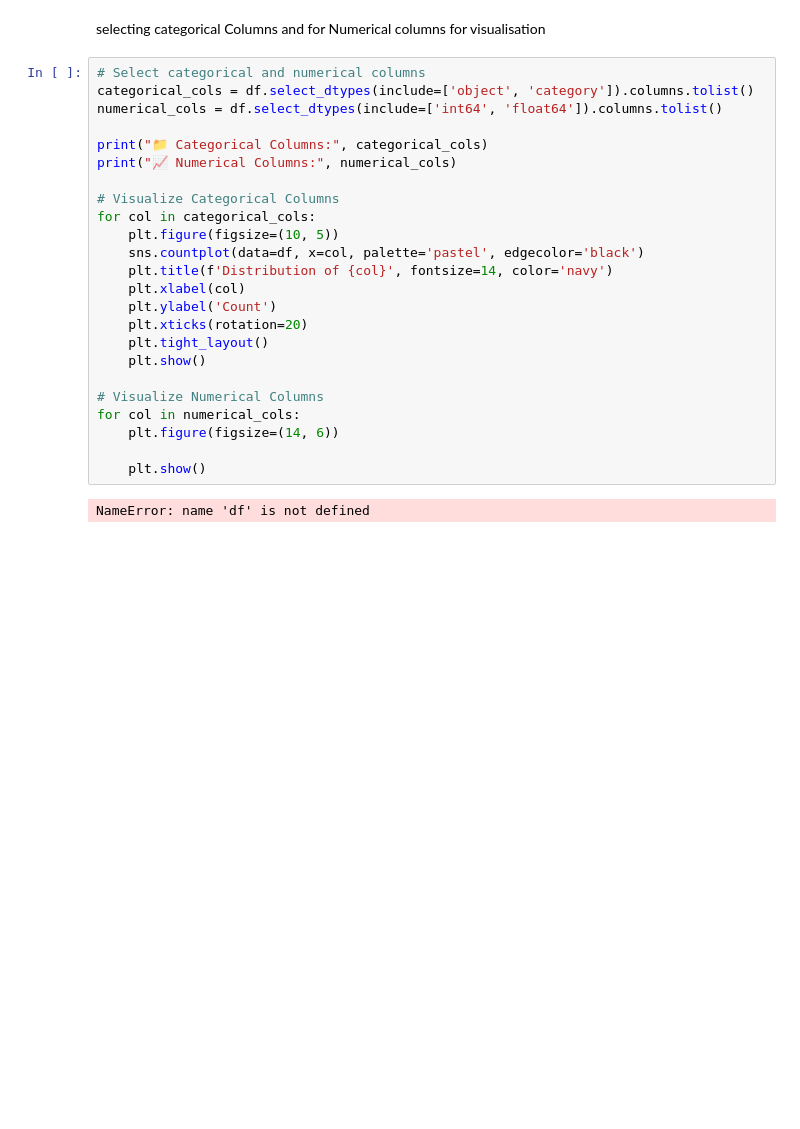
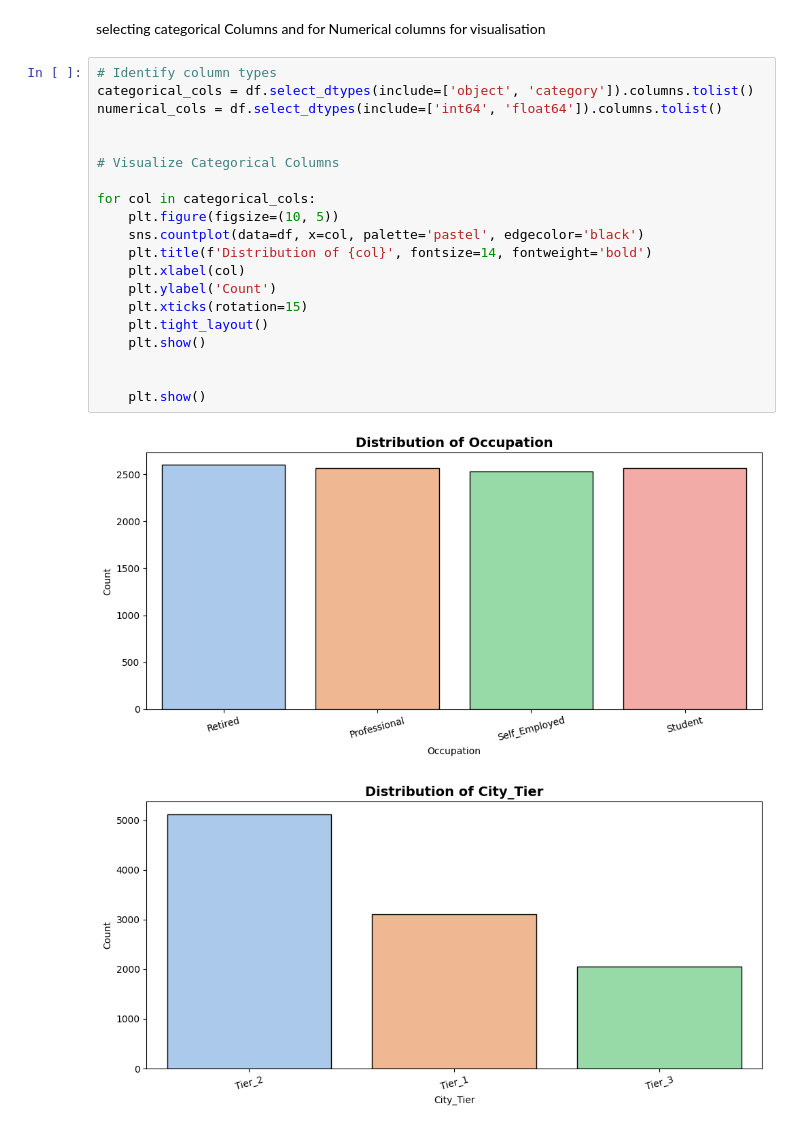
Before and after one commit to Sajuranjith/Indian-Personal-Finance-and-Spending-Habits, a Jupyter notebook: Indian_Personal_Finance_and_Spending_Habits.ipynb, the cells around one changed output. Drawn from its saved outputs; the diff is of its cells as text; blank space fills up the shorter version.

```diff
--- a/Indian_Personal_Finance_and_Spending_Habits.ipynb
+++ b/Indian_Personal_Finance_and_Spending_Habits.ipynb
@@ -573,28 +573,25 @@ plt.show()
 # %% [markdown]
 selecting categorical Columns and for Numerical columns for visualisation
 # %%
-# Select categorical and numerical columns
+# Identify column types
 categorical_cols = df.select_dtypes(include=['object', 'category']).columns.tolist()
 numerical_cols = df.select_dtypes(include=['int64', 'float64']).columns.tolist()
 
-print("📁 Categorical Columns:", categorical_cols)
-print("📈 Numerical Columns:", numerical_cols)
 
 # Visualize Categorical Columns
+
 for col in categorical_cols:
     plt.figure(figsize=(10, 5))
     sns.countplot(data=df, x=col, palette='pastel', edgecolor='black')
-    plt.title(f'Distribution of {col}', fontsize=14, color='navy')
+    plt.title(f'Distribution of {col}', fontsize=14, fontweight='bold')
     plt.xlabel(col)
     plt.ylabel('Count')
-    plt.xticks(rotation=20)
+    plt.xticks(rotation=15)
     plt.tight_layout()
     plt.show()
 
-# Visualize Numerical Columns
-for col in numerical_cols:
-    plt.figure(figsize=(14, 6))
 
     plt.show()
 # %% [output]
-NameError: name 'df' is not defined
+[figure, added]
+[figure, added]
```
